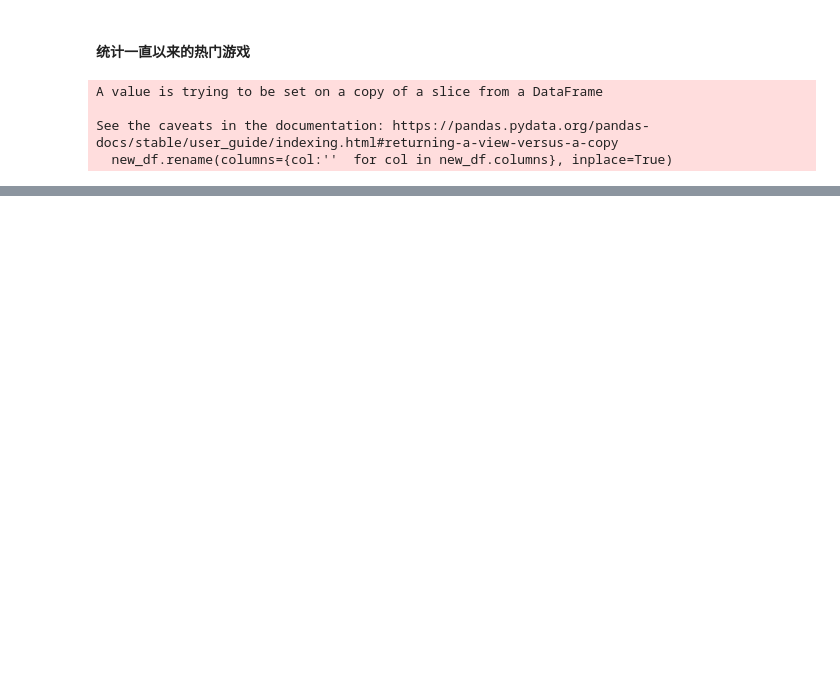
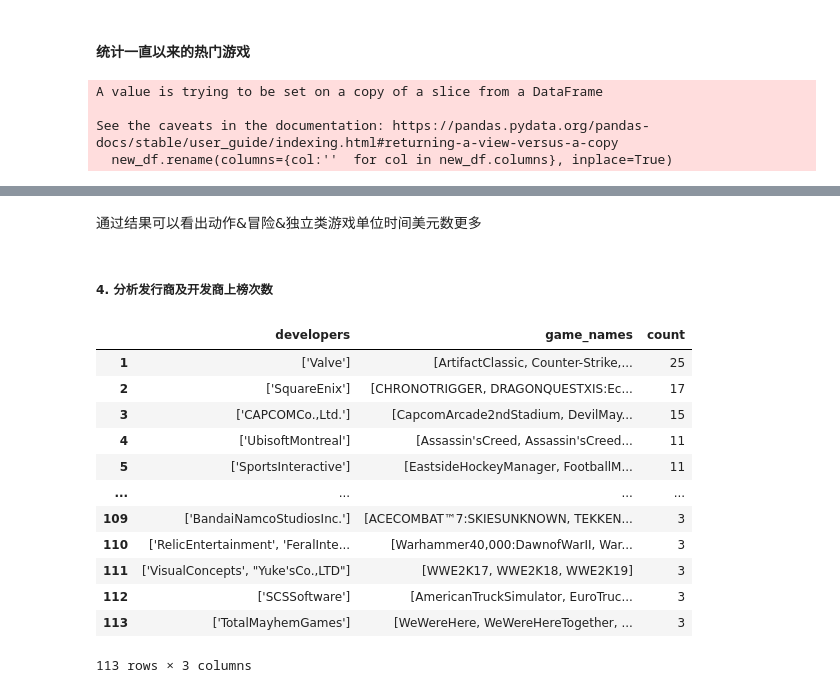
Before and after one commit to ZeyuLiu1996/Steam-Macro-Market-Analysis, a Jupyter notebook: src/4. feature_enginering_and_data_analyze/analyze_process.ipynb, the cells around one changed output, grey strips where cells are left out. Saved outputs shown, nothing was run; the diff lists cells and outputs as text; code cells hidden in the pictures; blank space fills up the shorter version.

```diff
--- a/src/4. feature_enginering_and_data_analyze/analyze_process.ipynb
+++ b/src/4. feature_enginering_and_data_analyze/analyze_process.ipynb
@@ -116,0 +112,2 @@ display(grouped[(grouped['playtime_forever_count']>=100) & (grouped['playtime_fo
+# %%
+expensive_hot_games = pd.read_csv('./query_results/TOP_100_dollar_to_hours.csv')
@@ -116,0 +144,42 @@ display(grouped[(grouped['playtime_forever_count']>=100) & (grouped['playtime_fo
+# %% [markdown]
+通过结果可以看出动作&冒险&独立类游戏单位时间美元数更多
+# %% [markdown]
+##### 4. 分析发行商及开发商上榜次数
+# %%
+# 假设已有DataFrame 'grouped' 包含相关信息
+developers_df = grouped[['name','playtime_forever_count','developers','publishers','release_date']]
+
+# 使用groupby聚合游戏名称列表
+developers_df = developers_df.groupby('developers').agg({
+    'name': lambda x: list(x)  # 使用list来获取所有游戏名称
+}).sort_values('name', ascending=False)  # 根据游戏数量排序，可根据需要调整
+
+# 重命名列，便于理解
+developers_df.rename(columns={'name': 'game_names'}, inplace=True)
+developers_df = developers_df.reset_index()
+
+developers_df['count'] = 0 # 初始化数量
+# 计算上榜游戏数量
+for i in range(len(developers_df)):
+    developers_df.iloc[i,2]= len(developers_df.iloc[i,1])
+
+# 显示榜单
+developers_df = developers_df.sort_values(by='count',ascending=False)
+# 重新排序
+developers_df.reset_index(drop=True,inplace=True)
+# %%
+developers_df[ (developers_df['count']>2) & (developers_df['developers'] != 'Unknown') ]
+# %% [output]
+|  | developers | game_names | count |
+| 1 | ['Valve'] | [ArtifactClassic, Counter-Strike,... | 25 |
+| 2 | ['SquareEnix'] | [CHRONOTRIGGER, DRAGONQUESTXIS:Ec... | 17 |
+| 3 | ['CAPCOMCo.,Ltd.'] | [CapcomArcade2ndStadium, DevilMay... | 15 |
+| 4 | ['UbisoftMontreal'] | [Assassin'sCreed, Assassin'sCreed... | 11 |
+| 5 | ['SportsInteractive'] | [EastsideHockeyManager, FootballM... | 11 |
+| ... | ... | ... | ... |
+| 109 | ['BandaiNamcoStudiosInc.'] | [ACECOMBAT™7:SKIESUNKNOWN, TEKKEN... | 3 |
+| 110 | ['RelicEntertainment', 'FeralInte... | [Warhammer40,000:DawnofWarII, War... | 3 |
+| 111 | ['VisualConcepts', "Yuke'sCo.,LTD"] | [WWE2K17, WWE2K18, WWE2K19] | 3 |
+| 112 | ['SCSSoftware'] | [AmericanTruckSimulator, EuroTruc... | 3 |
+| 113 | ['TotalMayhemGames'] | [WeWereHere, WeWereHereTogether, ... | 3 |
+113 rows × 3 columns
```
Also changed, not shown: parts of 22 cells of this notebook, 5 other files.
